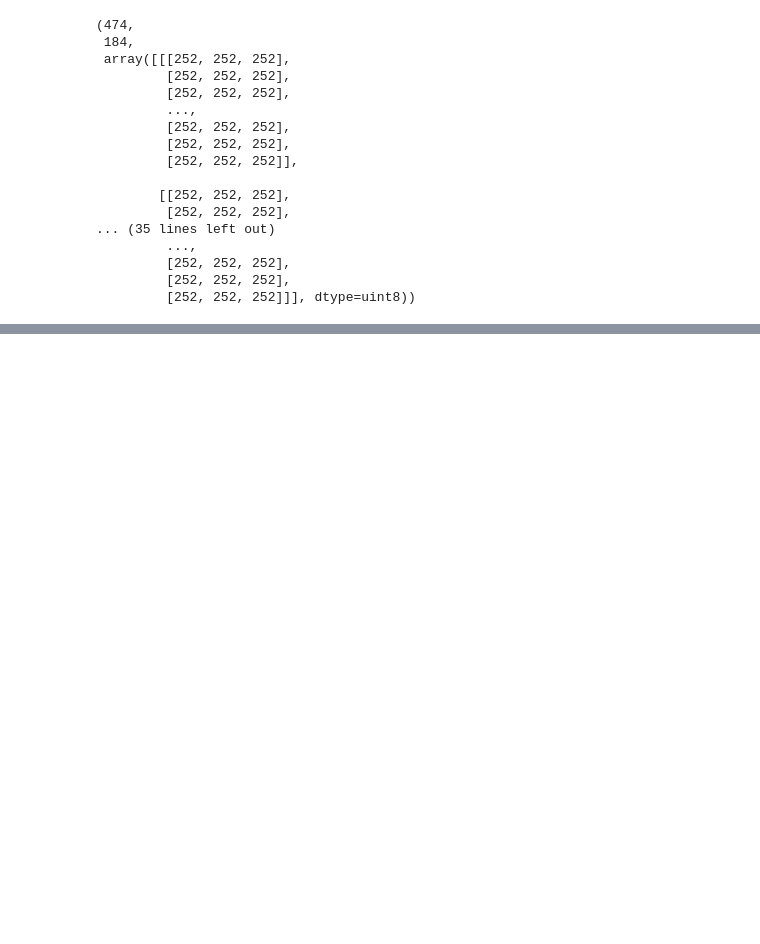
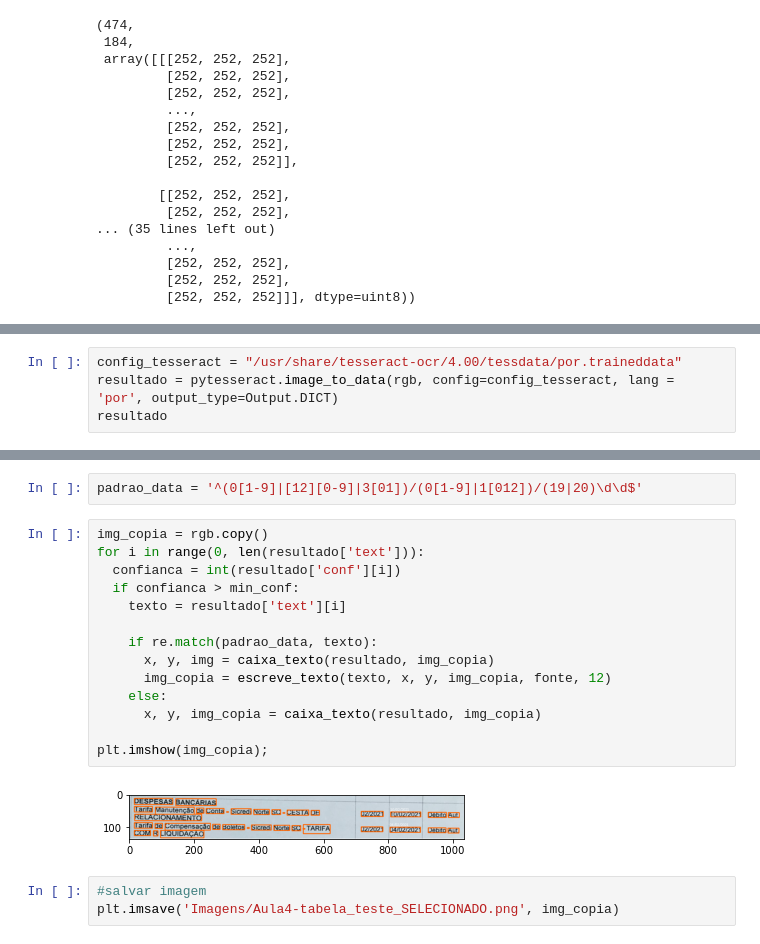
Before and after one commit to joaobizzo/AI_study, a Jupyter notebook: text-recognizer/main.ipynb, the cells around one changed output, grey strips where cells are left out. Saved outputs shown, nothing was run; the diff lists cells and outputs as text; blank space fills up the shorter version.

```diff
--- a/text-recognizer/main.ipynb
+++ b/text-recognizer/main.ipynb
@@ -150,0 +211,4 @@ caixa_texto(resultado, rgb)
+# %%
+config_tesseract = "/usr/share/tesseract-ocr/4.00/tessdata/por.traineddata"
+resultado = pytesseract.image_to_data(rgb, config=config_tesseract, lang = 'por', output_type=Output.DICT)
+resultado
@@ -150,0 +233,21 @@ caixa_texto(resultado, rgb)
+# %%
+padrao_data = '^(0[1-9]|[12][0-9]|3[01])/(0[1-9]|1[012])/(19|20)\d\d$'
+# %%
+img_copia = rgb.copy()
+for i in range(0, len(resultado['text'])):
+  confianca = int(resultado['conf'][i])
+  if confianca > min_conf:
+    texto = resultado['text'][i]
+
+    if re.match(padrao_data, texto):
+      x, y, img = caixa_texto(resultado, img_copia)
+      img_copia = escreve_texto(texto, x, y, img_copia, fonte, 12)
+    else:
+      x, y, img_copia = caixa_texto(resultado, img_copia)
+
+plt.imshow(img_copia);
+# %% [output]
+[figure, added]
+# %%
+#salvar imagem
+plt.imsave('Imagens/Aula4-tabela_teste_SELECIONADO.png', img_copia)
```
Also changed, not shown: parts of 18 cells of this notebook.
